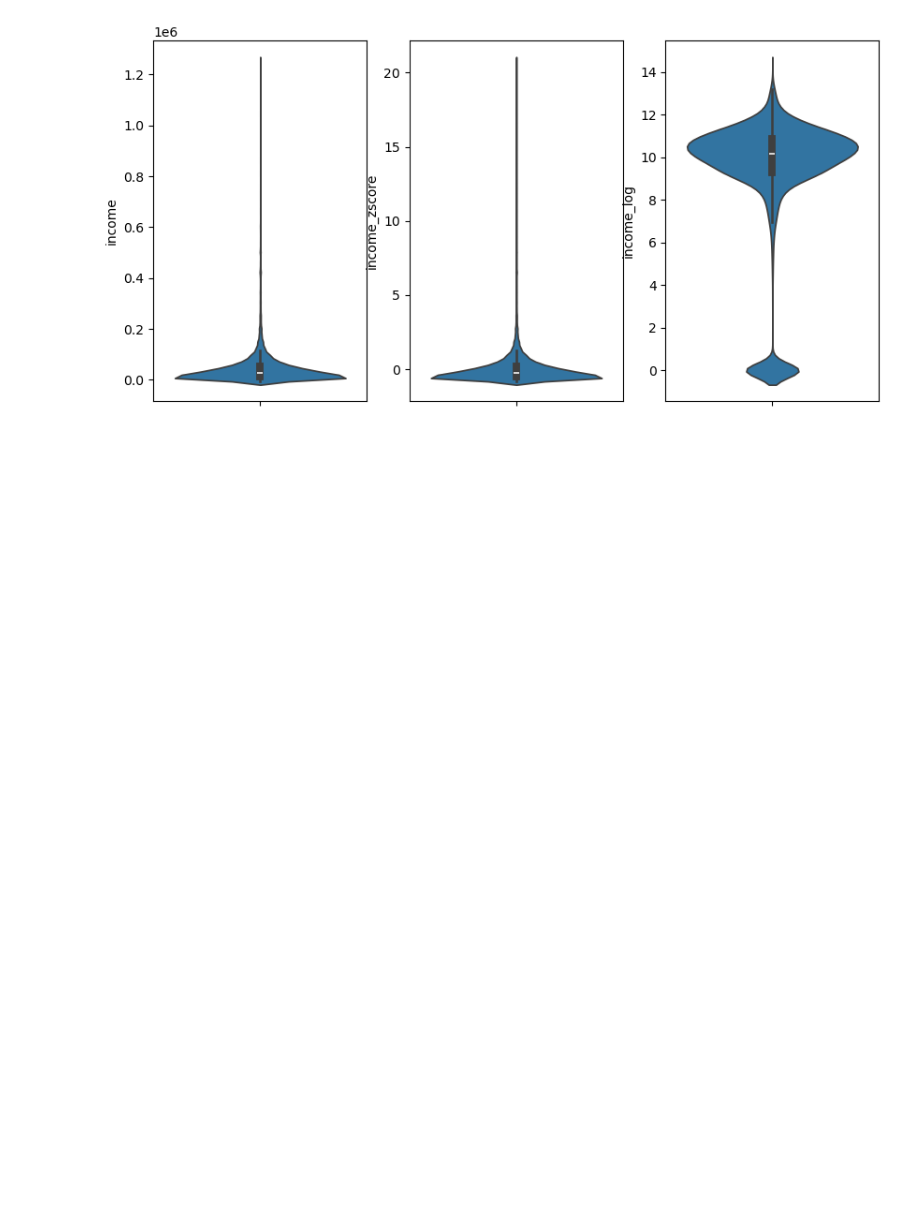
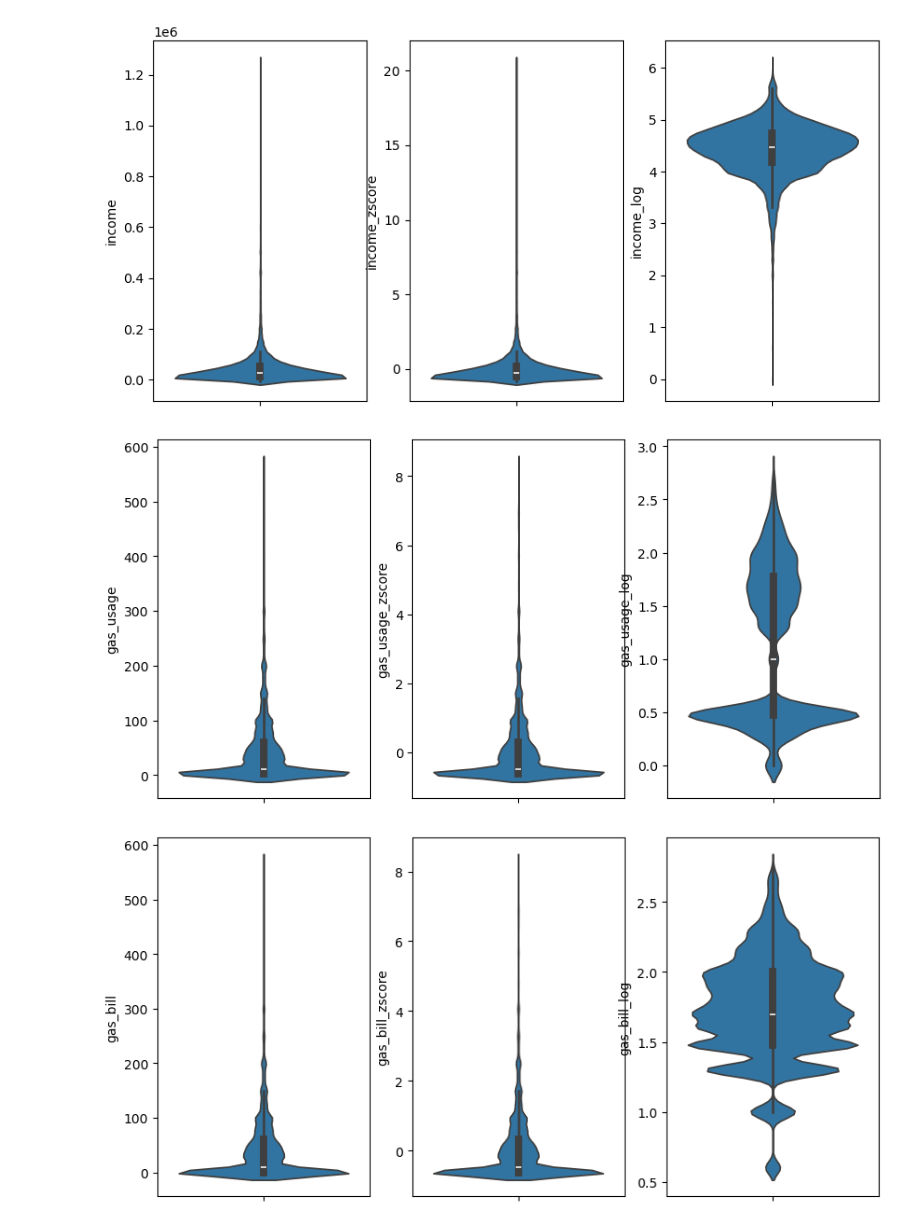
Before and after one commit to joaopecomonteiro/trabalho_ids, a Jupyter notebook: coise.ipynb, the cells around one changed output. Drawn from its saved outputs; the diff is of its cells as text; code cells hidden in the pictures; blank space fills up the shorter version.

```diff
--- a/coise.ipynb
+++ b/coise.ipynb
@@ -49,0 +41,14 @@ memory usage: 7.3+ MB
+# %%
+# Print the columns with missing values
+print(' --- PRE CLEANING --- ')
+print(' Columns with missing values: ')
+print(costumer.isna().sum())
+old_len = len(costumer)
+print('Length of the dataframe: ', old_len)
+
+# Drop the rest of the rows with missing values
+costumer.dropna(axis=0, inplace=True)
+
+print('\n --- POST CLEANING --- ')
+print('Length of the dataframe: ', len(costumer))
+print('Number of rows dropped: ', old_len - len(costumer))
@@ -49,0 +73,4 @@ memory usage: 7.3+ MB
+# %%
+# In the dictionary, we are indicated that the values 1, 2, 3 indicate special cases which we decided to separate
+costumer['gas_payment'] = costumer['gas_usage'].replace([x for x in costumer['gas_usage'] if x not in [1, 2, 3]], 0)
+costumer['gas_bill'] = costumer['gas_usage'].replace([x for x in costumer['gas_usage'] if x in [1, 2, 3]], 0)
@@ -50,7 +92,7 @@ memory usage: 7.3+ MB
 # %%
-fig, ax = plt.subplots(2,3, figsize=(15,15))
+fig, ax = plt.subplots(2,4, figsize=(15,15))
 
 for i, col in enumerate(costumer.select_dtypes(include = ['float64', 'int64']).columns):
-    sns.violinplot(data=costumer[col], ax=ax[i//3, i%3])
+    sns.violinplot(data=costumer[col], ax=ax[i//4, i%4])
 plt.show()
 # %% [output]
@@ -60,14 +100,17 @@ df_num = costumer.select_dtypes(include = ['float64', 'int64'])
+# %%
+# Columns chosen to be normalized
+cols_norm = ['income', 'gas_usage', 'gas_bill']
 # %%
-costumer[['income_zscore']] = costumer[['income']].apply(zscore)
+for col in cols_norm:
+    costumer[f'{col}_zscore'] = costumer[[col]].apply(zscore)
+    costumer[f'{col}_log'] = np.log10(costumer[col], )
 
-costumer['income_log'] = np.log1p(costumer['income'], )
-
-
-fig, ax = plt.subplots(1,3, figsize=(10,5))
-sns.violinplot(data=costumer['income'], ax = ax[0])
-sns.violinplot(data=costumer['income_zscore'], ax = ax[1])
-
-sns.violinplot(data=costumer['income_log'], ax = ax[2])
-plt.show()
+    fig, ax = plt.subplots(1,3, figsize=(10,5))
+    sns.violinplot(data=costumer[col], ax = ax[0])
+    sns.violinplot(data=costumer[f'{col}_zscore'], ax = ax[1])
+    sns.violinplot(data=costumer[f'{col}_log'], ax = ax[2])
+    plt.show()
 # %% [output]
-[figure, old version]
+[figure, new version]
+[figure, added]
+[figure, added]
```
Also changed, not shown: parts of 17 cells of this notebook.
